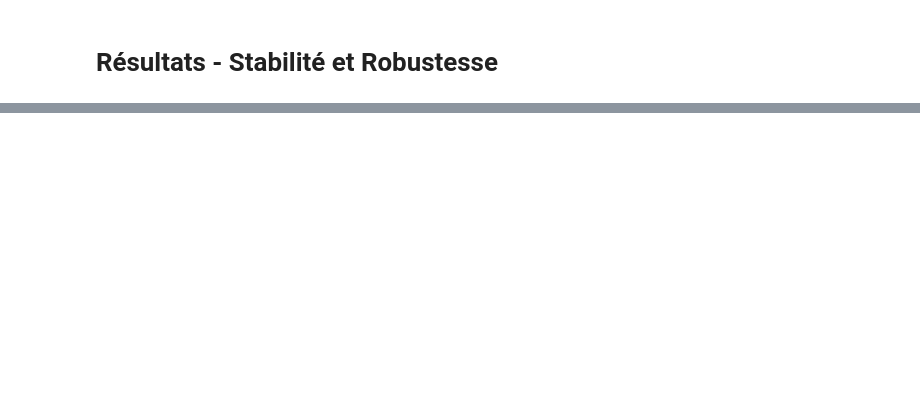
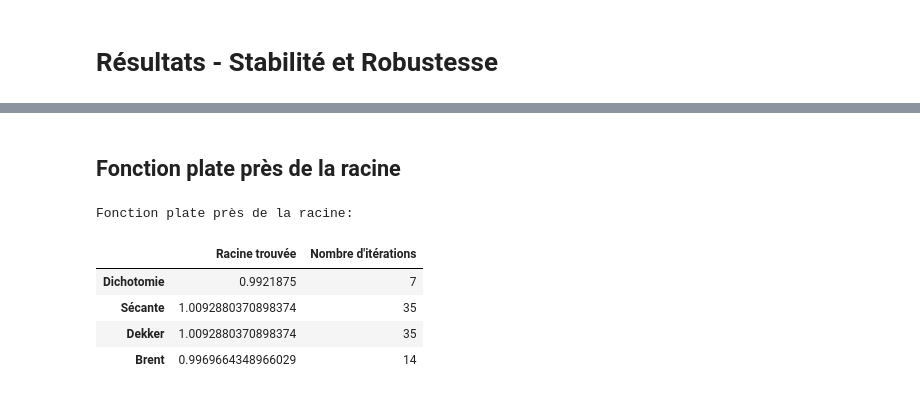
Before and after one commit to Zachattack-007/Projet-physnum, a Jupyter notebook: methode_brent.ipynb, the cells around one changed output, grey strips where cells are left out. Saved outputs shown, nothing was run; the diff lists cells and outputs as text; code cells hidden in the pictures; blank space fills up the shorter version.

```diff
--- a/methode_brent.ipynb
+++ b/methode_brent.ipynb
@@ -448,0 +357,38 @@ Brent       0.9999999999999996                   8
+# %% [markdown]
+## Fonction plate près de la racine ##
+# %%
+# Définition de la fonction utilisée pour vérifier la condition
+def f2(x):
+    return (x-1)**5
+
+
+# Fonction plate près de la racine
+liste_fct = [methode_bissection, methode_secante, methode_dekker, methode_brent]
+noms = ["Dichotomie", "Sécante", "Dekker", "Brent"]
+racines = []
+nb_iter = []
+
+for fct in liste_fct:
+    racine, n, conv = fct(f2, -3, 4)
+
+
+    racines.append(f"{racine}")
+    nb_iter.append(f"{n}")
+
+
+data = {
+    "Racine trouvée": racines,
+    "Nombre d'itérations": nb_iter,
+}
+
+df = pd.DataFrame(data, index=noms)
+print("Fonction plate près de la racine:")
+
+df
+# %% [output]
+Fonction plate près de la racine:
+|  | Racine trouvée | Nombre d'itérations |
+| Dichotomie | 0.9921875 | 7 |
+| Sécante | 1.0092880370898374 | 35 |
+| Dekker | 1.0092880370898374 | 35 |
+| Brent | 0.9969664348966029 | 14 |
```
Also changed, not shown: parts of 12 cells of this notebook.
